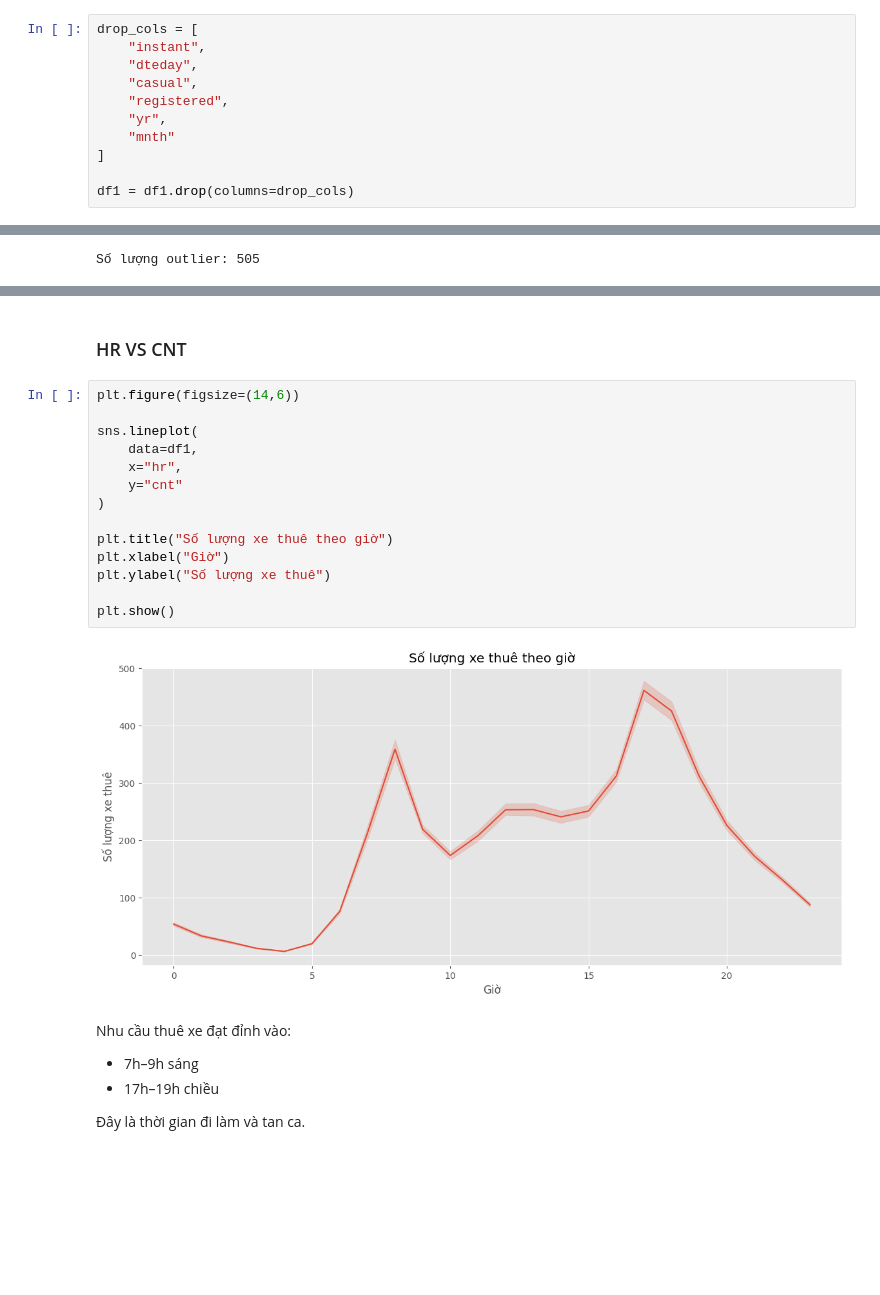
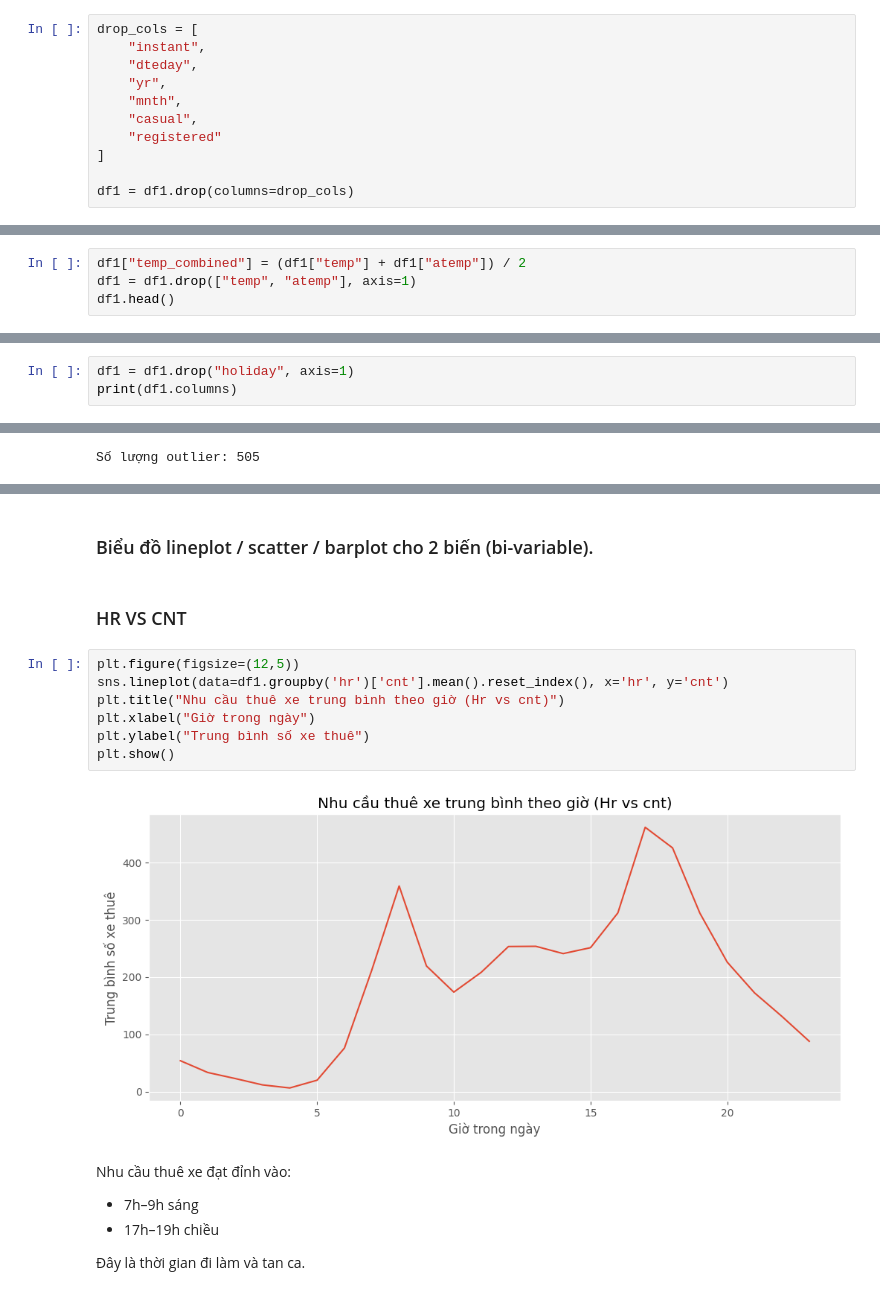
Before and after one commit to thuannd2k5/Machine_Learning, a Jupyter notebook: notebooks/eda.ipynb, the cells around one changed output, grey strips where cells are left out. Drawn from its saved outputs; the diff is of its cells as text; blank space fills up the shorter version.

```diff
--- a/notebooks/eda.ipynb
+++ b/notebooks/eda.ipynb
@@ -174,10 +173,10 @@ df1.head()
 drop_cols = [
     "instant",
     "dteday",
+    "yr",
+    "mnth",
     "casual",
-    "registered",
-    "yr",
-    "mnth"
+    "registered"
 ]
 
 df1 = df1.drop(columns=drop_cols)
@@ -240,0 +250,4 @@ Qua thống kê mô tả:
+# %%
+df1["temp_combined"] = (df1["temp"] + df1["atemp"]) / 2
+df1 = df1.drop(["temp", "atemp"], axis=1)
+df1.head()
@@ -305,0 +348,3 @@ Name: count, dtype: int64
+# %%
+df1 = df1.drop("holiday", axis=1)
+print(df1.columns)
@@ -456,21 +643,16 @@ Tuy nhiên nhóm quyết định giữ lại vì:
+# %% [markdown]
+### Biểu đồ lineplot / scatter / barplot cho 2 biến (bi-variable).
 # %% [markdown]
 ### HR VS CNT
 # %%
-plt.figure(figsize=(14,6))
-
-sns.lineplot(
-    data=df1,
-    x="hr",
-    y="cnt"
-)
-
-plt.title("Số lượng xe thuê theo giờ")
-plt.xlabel("Giờ")
-plt.ylabel("Số lượng xe thuê")
-
+plt.figure(figsize=(12,5))
+sns.lineplot(data=df1.groupby('hr')['cnt'].mean().reset_index(), x='hr', y='cnt')
+plt.title("Nhu cầu thuê xe trung bình theo giờ (Hr vs cnt)")
+plt.xlabel("Giờ trong ngày")
+plt.ylabel("Trung bình số xe thuê")
 plt.show()
 # %% [output]
-[figure, old version]
+[figure, new version]
 # %% [markdown]
 Nhu cầu thuê xe đạt đỉnh vào:
 - 7h–9h sáng
```
Also changed, not shown: parts of 79 cells of this notebook, 1 other file.
